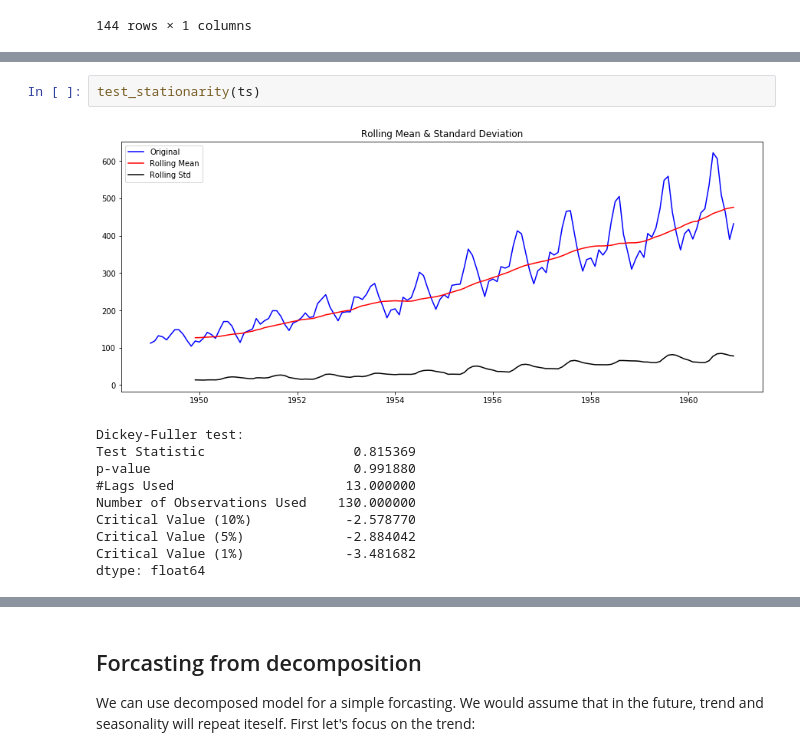
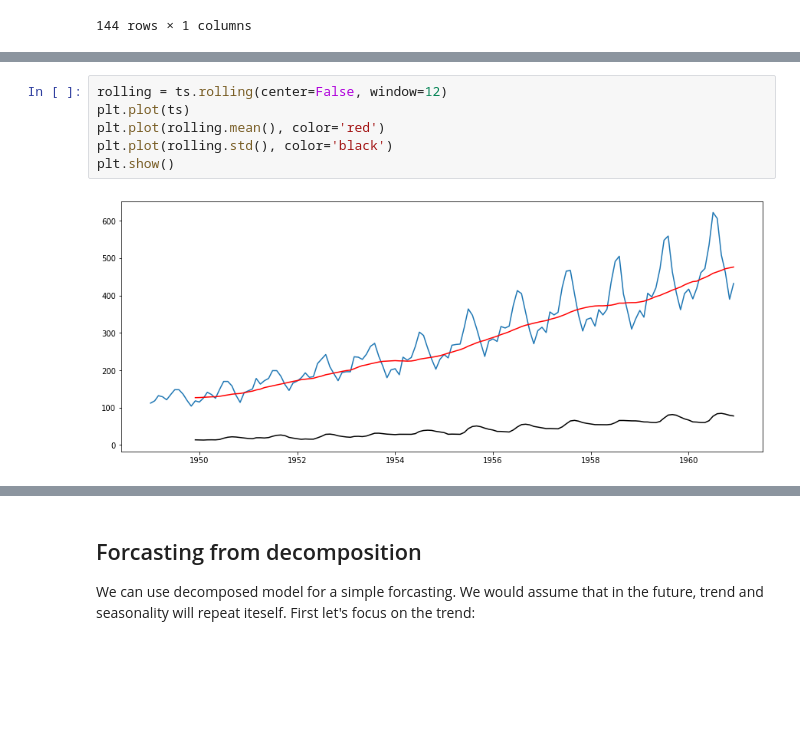
Before and after one commit to mlcollege/time-series-analysis, a Jupyter notebook: src/arima-complete.ipynb, the cells around one changed output, grey strips where cells are left out. Cells and saved outputs as stored; diff of their text form; blank space fills up the shorter version.

```diff
--- a/src/arima-complete.ipynb
+++ b/src/arima-complete.ipynb
@@ -92,13 +52,8 @@ def test_stationarity(timeseries):
-# %%
-test_stationarity(ts)
-# %% [output]
-[figure, removed]
-Dickey-Fuller test:
-Test Statistic                   0.815369
-p-value                          0.991880
-#Lags Used                      13.000000
-Number of Observations Used    130.000000
-Critical Value (10%)            -2.578770
-Critical Value (5%)             -2.884042
-Critical Value (1%)             -3.481682
-dtype: float64
+# %%
+rolling = ts.rolling(center=False, window=12)
+plt.plot(ts)
+plt.plot(rolling.mean(), color='red')
+plt.plot(rolling.std(), color='black')
+plt.show()
+# %% [output]
+[figure, added]
```
Also changed, not shown: parts of 19 cells of this notebook, 1 other file.
